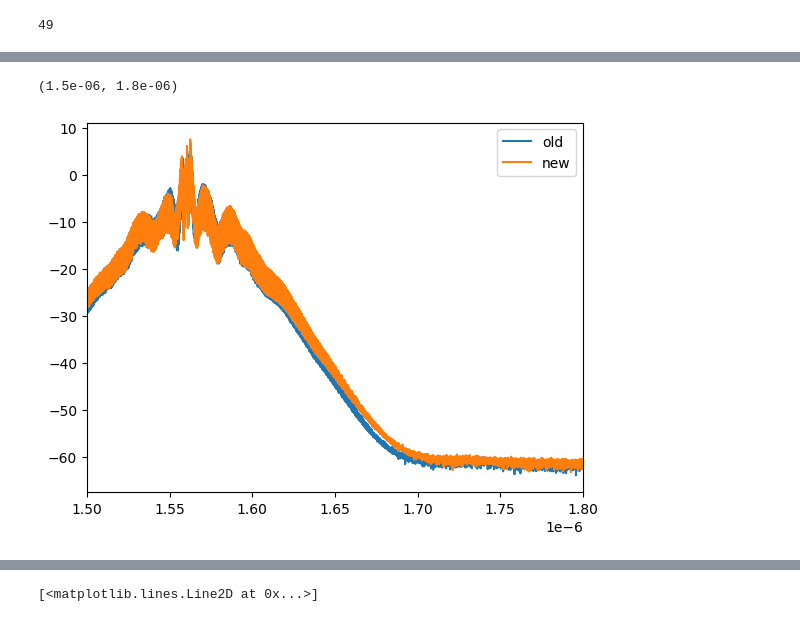
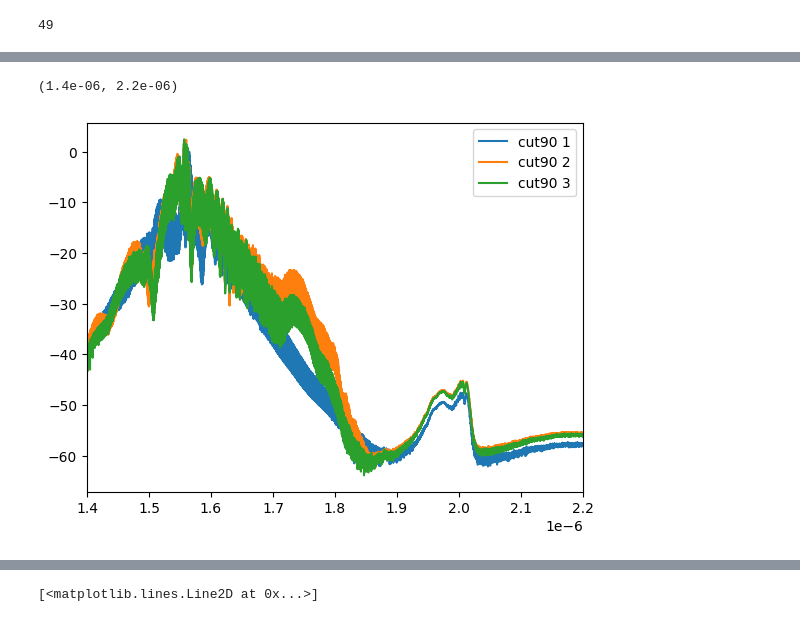
Before and after one commit to kester2015/KeckLFC-deploy, a Jupyter notebook: Notebooks/new_laptop_test.ipynb, the cells around one changed output, grey strips where cells are left out. Drawn from its saved outputs; the diff is of its cells as text; code cells hidden in the pictures.

Commit message:
phase optimize test

```diff
--- a/Notebooks/new_laptop_test.ipynb
+++ b/Notebooks/new_laptop_test.ipynb
@@ -776,20 +1028,29 @@ np.savez(r'D:\astrocomb\KeckLFC-deploy\pulse_data\20240626_cut0_disp_m5p49_iter1
 # %%
-aa=np.load(r'D:\astrocomb\KeckLFC-deploy\pulse_data\20240626_cut0_disp_m5p49_iter1_pwr3p35.npz')
-bb=np.load(r'D:\astrocomb\KeckLFC-deploy\pulse_data\20240626_cut0_disp_m5p49.npz')
+bbnew=np.load(r'D:\astrocomb\KeckLFC-deploy\pulse_data\20240702_cut90_disp_m3p76_phase2p2_pwr3p5.npz')
+aaold=np.load(r'D:\astrocomb\KeckLFC-deploy\pulse_data\20240702_cut90_disp_m3p76_iter1_pwr3p5.npz')
+cc=np.load(r'D:\astrocomb\KeckLFC-deploy\pulse_data\20240702_cut90_disp_m3p76_iter1_pwr2p2.npz')
 # %%
-x_old=bb['x']
-y_old=bb['y']
-x_new=aa['x']
-y_new=aa['y']
+x_old=aaold['x']
+y_old=aaold['y']
+x_new=bbnew['x']
+y_new=bbnew['y']
+x_cut=cc['x']
+y_cut=cc['y']
 # %%
 phase=aa['phase_array']
 # %%
-st=1.5
-sp=1.8
+st=1.4
+sp=2.2
+plt.plot(x_cut,y_cut)
 plt.plot(x_old,y_old)
 plt.plot(x_new,y_new)
-plt.legend(['old','new'])
+
+
+
+
+plt.legend(['cut90 1','cut90 2','cut90 3'])
+
 plt.xlim(st*1e-6,sp*1e-6)
 # %% [output]
-(1.5e-06, 1.8e-06)
+(1.4e-06, 2.2e-06)
-[figure, old version]
+[figure, new version]
```
Also changed, not shown: parts of 28 cells of this notebook, 12 other files.
